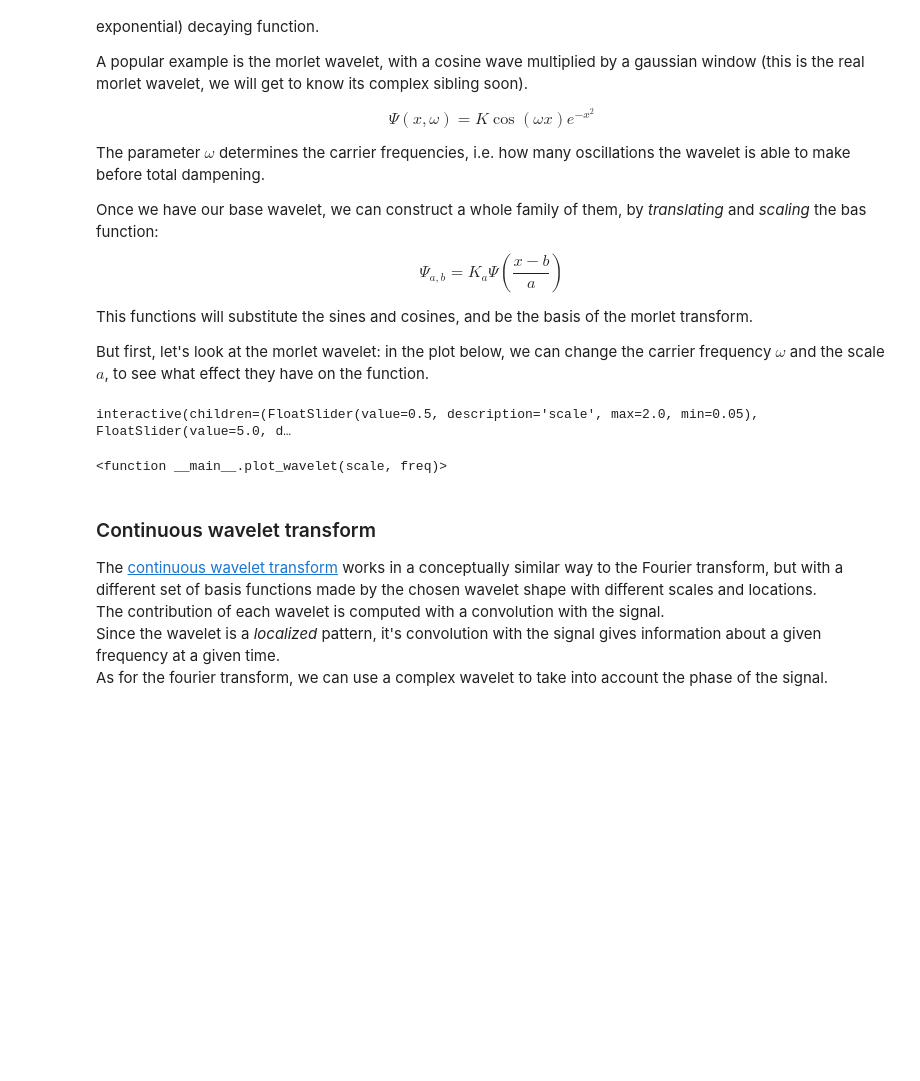
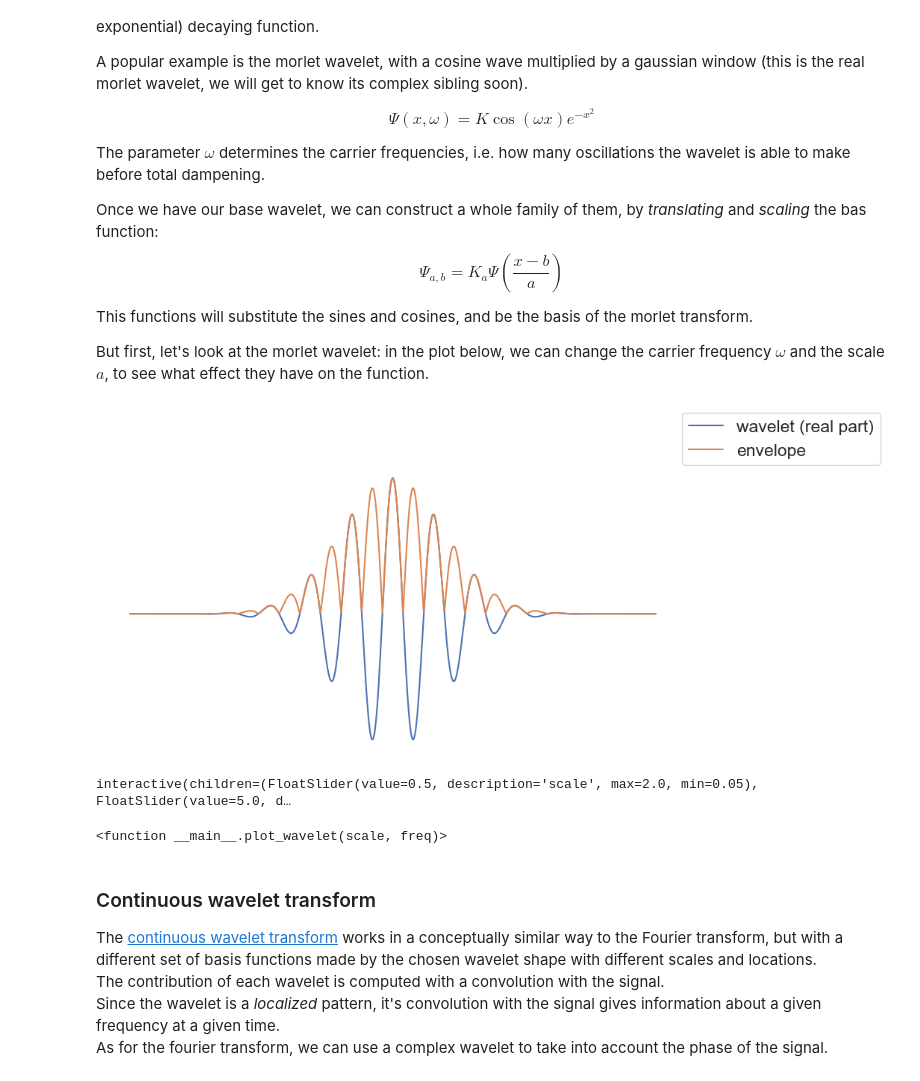
Before and after one commit to neural-data-science-course/neural-data, a Jupyter notebook: 01-local_field_potential/local-field-potential.ipynb, the cells around one changed output. Saved outputs shown, nothing was run; the diff lists cells and outputs as text; code cells hidden in the pictures; blank space fills up the shorter version.

```diff
--- a/01-local_field_potential/local-field-potential.ipynb
+++ b/01-local_field_potential/local-field-potential.ipynb
@@ -28,9 +28,12 @@ sys.path.append(os.path.abspath("code"))
 from utils import download_data
 import lfp_functions as lf
 
+# sns.set_theme(context='notebook',style='white',font_scale=1.5,
+#               rc = {'axes.spines.top':False,'axes.spines.right':False,
+#                      'image.cmap':plt.cm.jet})
+
 sns.set_theme(context='notebook',style='white',font_scale=1.5,
-              rc = {'axes.spines.top':False,'axes.spines.right':False,
-                     'image.cmap':plt.cm.jet})
+               rc = {'axes.spines.top':False,'axes.spines.right':False})
 # %%
 # Download lesson data
 download_data('https://surfdrive.surf.nl/files/index.php/s/9nY01qMimFLez40')
@@ -248,20 +251,31 @@ But first, let's look at the morlet wavelet: in the plot below, we can change th
 # %%
 from ipywidgets import interact
 import ipywidgets as widgets
-
+import pywt
 
 def plot_wavelet(scale,freq):
     plt.figure(figsize=(10,5))
-    wavelet = signal.morlet(1000,s=scale,w=freq)
+
+    # For Morlet with specific omega0 (freq parameter)
+    wavelet_name = f'cmor{freq}-{freq/(2*np.pi)}'  # Complex Morlet
+    wavelet_func = pywt.ContinuousWavelet(wavelet_name)
+
+    # Generate at 1000 points
+    psi, x = wavelet_func.wavefun(level=10)  # level controls resolution
+    # Interpolate to exactly 1000 points
+    x_new = np.linspace(x.min(), x.max(), 1000)
+    wavelet = np.interp(x_new, x, psi.real)  # or use psi for complex wavelet
+
     envelope = abs(wavelet)
     plt.plot(wavelet.real,label='wavelet (real part)')
     plt.plot(envelope, label = 'envelope')
     plt.legend(loc=[1,1])
     plt.axis('off')
 
 interact(plot_wavelet, scale = widgets.FloatSlider(min=.05, max=2, value=.5),
                        freq = widgets.FloatSlider(min=1, max=20, value=5))
 # %% [output]
+[figure, added]
 interactive(children=(FloatSlider(value=0.5, description='scale', max=2.0, min=0.05), FloatSlider(value=5.0, d…
 <function __main__.plot_wavelet(scale, freq)>
 # %% [markdown]
```
